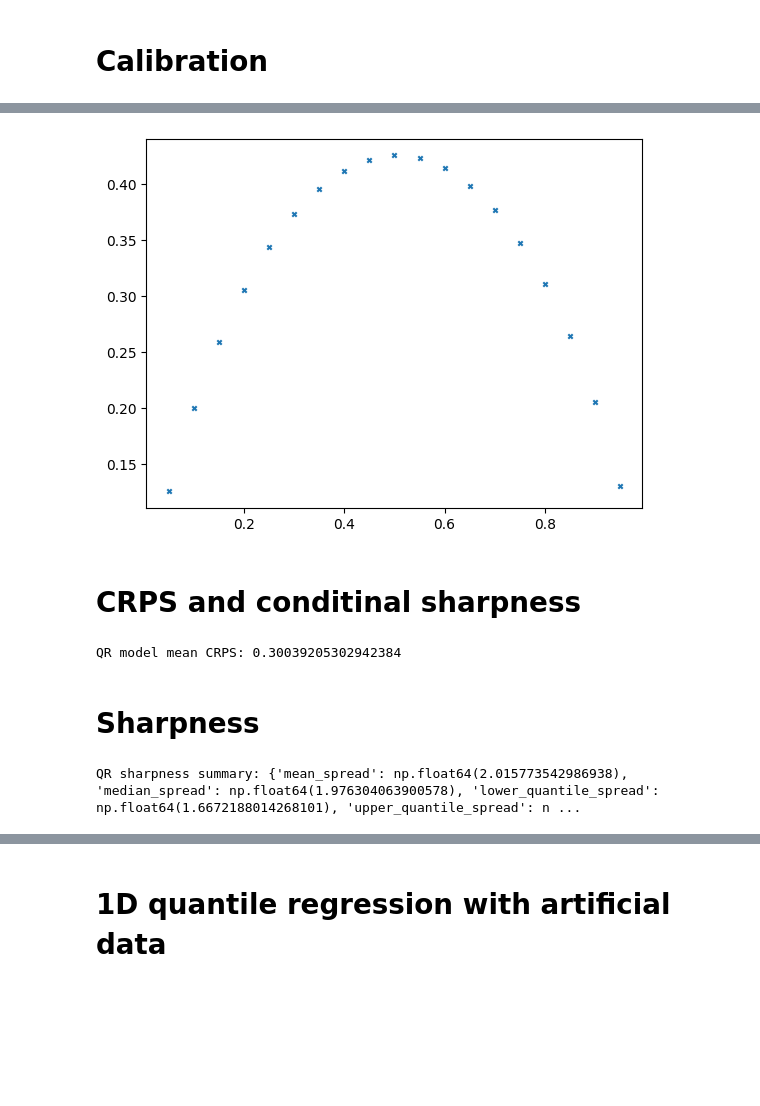
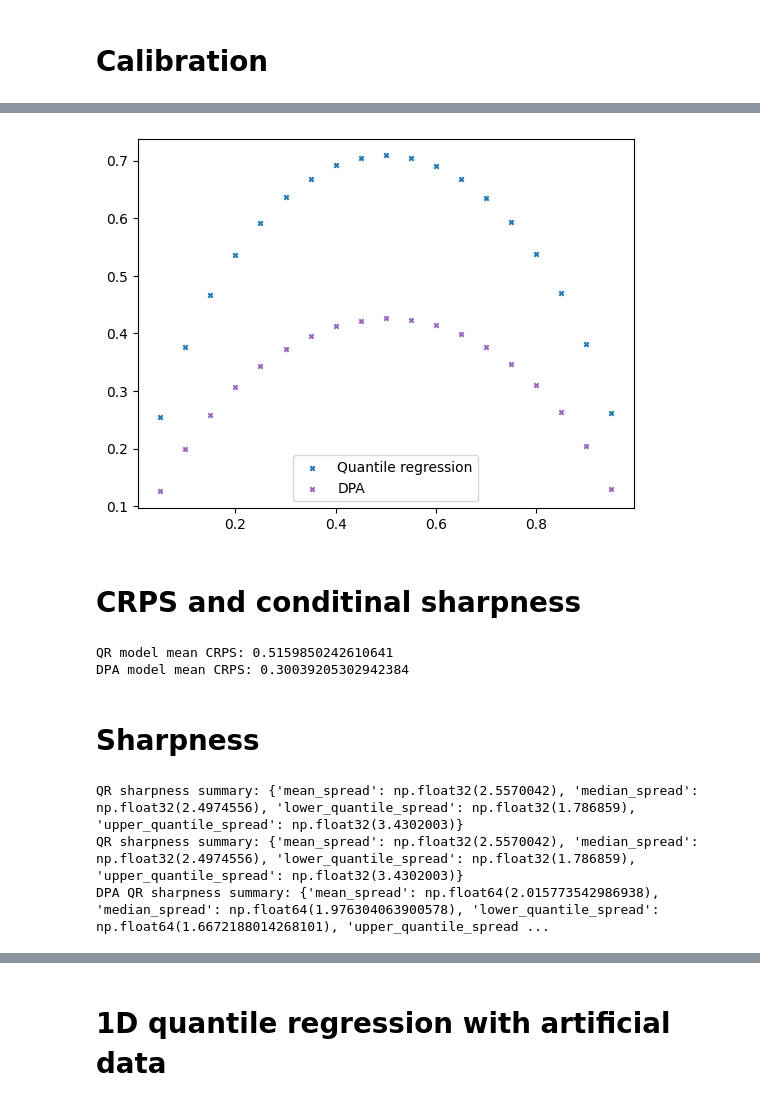
Before and after one commit to Motte12/dpa_for_llaae, a Jupyter notebook: data_exploration/baseline_model_quantile_regression.ipynb, the cells around one changed output, grey strips where cells are left out. Cells and saved outputs as stored; diff of their text form; code cells hidden in the pictures; blank space fills up the shorter version.

```diff
--- a/data_exploration/baseline_model_quantile_regression.ipynb
+++ b/data_exploration/baseline_model_quantile_regression.ipynb
@@ -255,7 +396,7 @@ model = model.to(device)
 # %%
 # ---- Prepare test data ----
 # load my data
-settings_file_path = "../joint_training/v2_dpa_train_settings.json"
+settings_file_path = "../joint_training/v3_dpa_train_settings.json"
 
 with open(settings_file_path, 'r') as file:
         settings = json.load(file)
@@ -335,12 +427,0 @@ Coordinates:
-# %%
-# prepare data for validation
-X_test_np = z500_test_np
-y_test_np = trefht_eth_ger_mean
-quantiles = meta["quantiles"]
-# quantile regression predicted quantiles
-#quantile_predictions = quantile_predictions
-
-# DPA predicted quantiles
-quantile_predictions = dpa_trans_predctd_quantiles
-
-print(quantiles)
@@ -466,0 +507,12 @@ tau=0.95, empirical coverage=0.8691
+# %%
+# prepare data for validation
+X_test_np = z500_test_np
+y_test_np = trefht_eth_ger_mean
+quantiles = meta["quantiles"]
+# quantile regression predicted quantiles
+quantile_predictions = quantile_predictions
+
+# DPA predicted quantiles
+quantile_predictions_dpa = dpa_trans_predicted_quantiles
+
+print(quantiles)
@@ -642,14 +754,25 @@ def pinball_loss_per_quantile_np(y_true, y_pred, quantiles):
 
     return loss.mean(axis=0)  # shape (Q,)
 
-
+# Quantile regressioin
 loss = pinball_loss_multi_np(y_test_np, quantile_predictions, quantiles=quantiles)
 print("Overall mean pinball loss:", loss)
 
 per_q = pinball_loss_per_quantile_np(y_test_np, quantile_predictions, quantiles=quantiles)
-for tau, val in zip(quantiles, per_q):
-    print(f"tau={tau}: loss={val:.5f}")
-plt.scatter(quantiles, per_q, marker = 'x', s=10)
+#for tau, val in zip(quantiles, per_q):
+#    print(f"tau={tau}: loss={val:.5f}")
+plt.scatter(quantiles, per_q, marker = 'x', s=10, color = "tab:blue", label = "Quantile regression")
+#plt.show()
+
+# DPA
+loss_dpa = pinball_loss_multi_np(y_test_np, quantile_predictions_dpa, quantiles=quantiles)
+print("Overall mean pinball loss DPA:", loss_dpa)
+
+per_q_dpa = pinball_loss_per_quantile_np(y_test_np, quantile_predictions_dpa, quantiles=quantiles)
+#for tau, val in zip(quantiles, per_q_dpa):
+#    print(f"tau={tau}: loss={val:.5f}")
+plt.scatter(quantiles, per_q_dpa, marker = 'x', s=10, color = "tab:purple", label = "DPA")
+plt.legend()
 plt.show()
 
 # ChatGPT: --> this shape suggests underfitting
@@ -677,4 +782,4 @@ tau=0.95: loss=0.13007
-[figure, old version]
+[figure, new version]
 # %% [markdown]
 # CRPS and conditinal sharpness
 # %%
@@ -771,8 +876,17 @@ qr_crps_mean, qr_crps_per_sample = crps_from_quantiles(
     y_test_np, quantile_predictions, quantiles
 )
 print("QR model mean CRPS:", qr_crps_mean)
+
+###########
+### DPA ###
+###########
+qr_crps_mean_dpa, qr_crps_per_sample_dpa = crps_from_quantiles(
+    y_test_np, quantile_predictions_dpa, quantiles
+)
+print("DPA model mean CRPS:", qr_crps_mean_dpa)
 # %% [output]
-QR model mean CRPS: 0.30039205302942384
+QR model mean CRPS: 0.5159850242610641
+DPA model mean CRPS: 0.30039205302942384
 # %% [markdown]
 # Sharpness
 # %%
@@ -833,10 +947,23 @@ def sharpness_ensemble(ens_samples, lower=0.1, upper=0.9):
 
     return spreads, summary
 # %%
+
+###########################
+### Quantile Regression ###
+###########################
 qr_spreads, qr_spread_summary = sharpness_qr(
     quantile_predictions, quantiles, lower=0.1, upper=0.9
 )
 print("QR sharpness summary:", qr_spread_summary)
+
+###########
+### DPA ###
+###########
+qr_spreads_dpa, qr_spread_summary_dpa = sharpness_qr(
+    quantile_predictions_dpa, quantiles, lower=0.1, upper=0.9
+)
+print("QR sharpness summary:", qr_spread_summary)
+print("DPA QR sharpness summary:", qr_spread_summary_dpa)
 
 
 # sharpness for ensemble model
@@ -845,7 +972,9 @@ print("QR sharpness summary:", qr_spread_summary)
 #)
 #print("Ensemble sharpness summary:", ens_spread_summary)
 # %% [output]
-QR sharpness summary: {'mean_spread': np.float64(2.015773542986938), 'median_spread': np.float64(1.976304063900578), 'lower_quantile_spread': np.float64(1.6672188014268101), 'upper_quantile_spread': n ...
+QR sharpness summary: {'mean_spread': np.float32(2.5570042), 'median_spread': np.float32(2.4974556), 'lower_quantile_spread': np.float32(1.786859), 'upper_quantile_spread': np.float32(3.4302003)}
+QR sharpness summary: {'mean_spread': np.float32(2.5570042), 'median_spread': np.float32(2.4974556), 'lower_quantile_spread': np.float32(1.786859), 'upper_quantile_spread': np.float32(3.4302003)}
+DPA QR sharpness summary: {'mean_spread': np.float64(2.015773542986938), 'median_spread': np.float64(1.976304063900578), 'lower_quantile_spread': np.float64(1.6672188014268101), 'upper_quantile_spread ...
 # %%
 """
 qr_spread_plot.py
```
Also changed, not shown: parts of 24 cells of this notebook, 3 other files.
